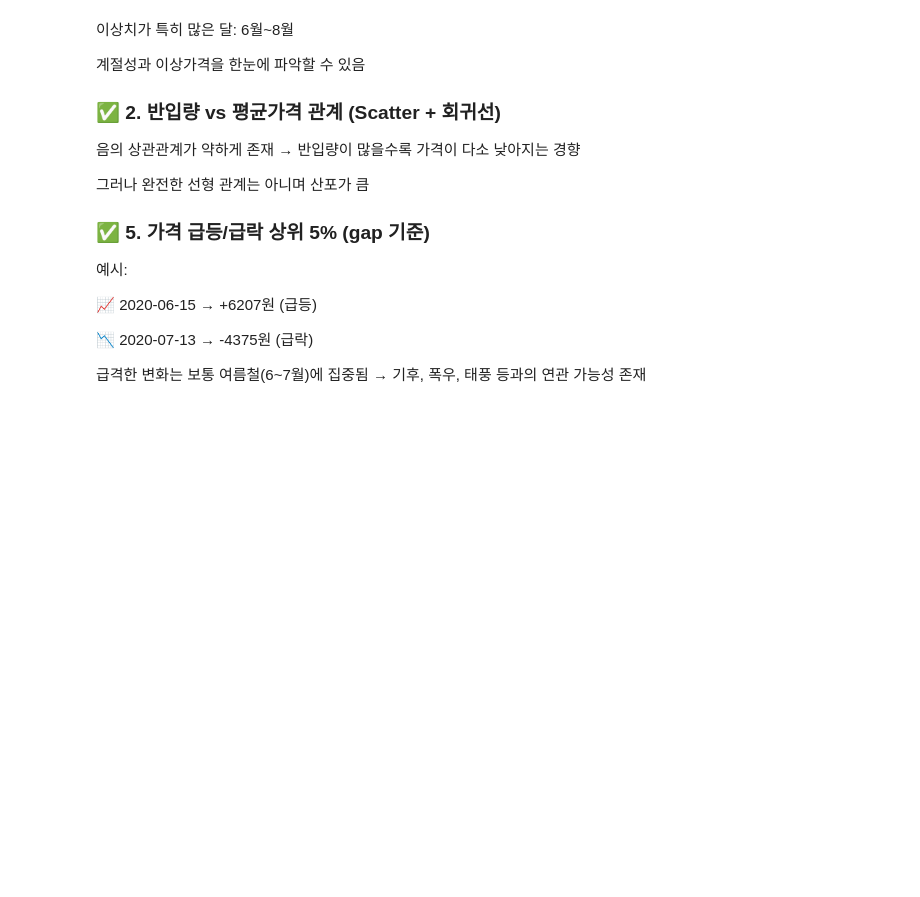
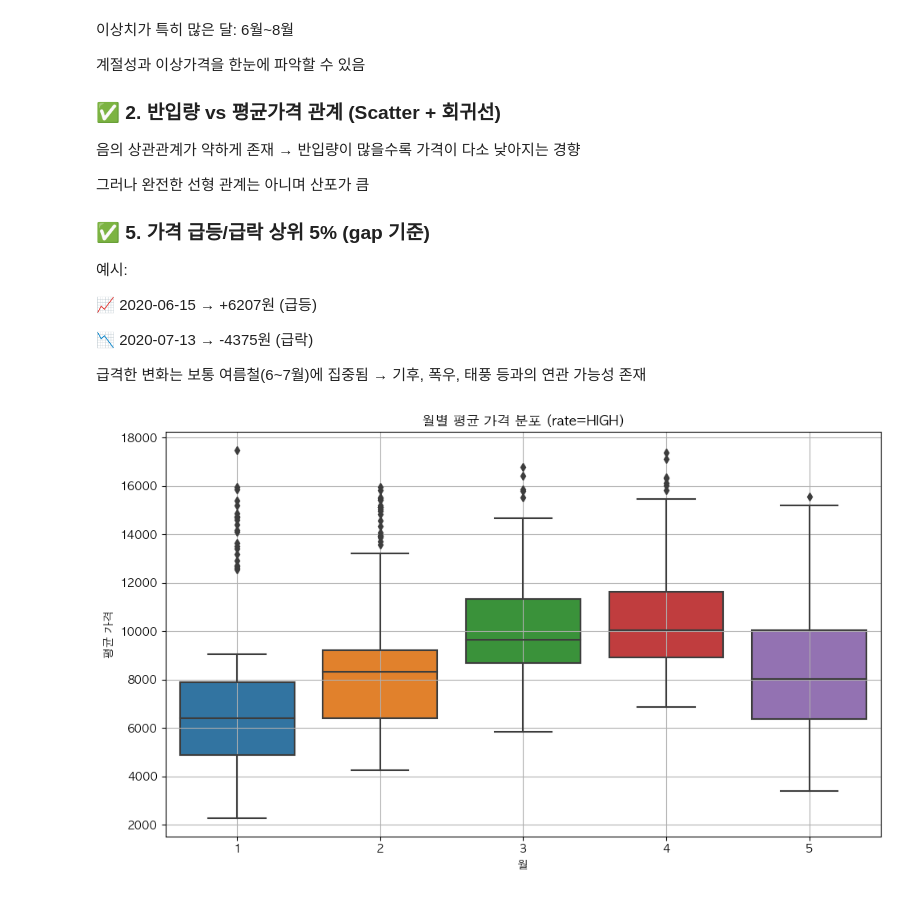
Before and after one commit to wjyi0615/Justick_AI, a Jupyter notebook: Data_250520/Data_cabbage_250520/cabbage_Prepro.ipynb, the cells around one changed output. Saved outputs shown, nothing was run; the diff lists cells and outputs as text; code cells hidden in the pictures; blank space fills up the shorter version.

```diff
--- a/Data_250520/Data_cabbage_250520/cabbage_preprocessing.ipynb
+++ b/Data_250520/Data_cabbage_250520/cabbage_Prepro.ipynb
@@ -125,3 +99,28 @@ print(extreme_gap_df)
 
 급격한 변화는 보통 여름철(6~7월)에 집중됨
 → 기후, 폭우, 태풍 등과의 연관 가능성 존재
+# %%
+import pandas as pd
+import matplotlib.pyplot as plt
+import seaborn as sns
+
+# 1. CSV 파일 불러오기 (로컬 경로 설정)
+df = pd.read_csv("cabbage_HIGH.csv")
+
+# 2. 2020~2025년 1~5월 데이터 필터링
+df_filtered = df[(df['year'] >= 2020) & (df['year'] <= 2025) & (df['month'] <= 5)]
+
+# 3. 저장 (선택적)
+df_filtered.to_csv("cabbage_HIGH_2020to2025_JanToMay.csv", index=False)
+
+# 4. 📊 월별 평균가격 분포 (Boxplot)
+plt.figure(figsize=(10, 6))
+sns.boxplot(data=df_filtered, x='month', y='avg_price')
+plt.title('월별 평균 가격 분포 (rate=HIGH)')
+plt.xlabel('월')
+plt.ylabel('평균 가격')
+plt.grid(True)
+plt.tight_layout()
+plt.show()
+# %% [output]
+[figure, added]
```
Also changed, not shown: parts of 1 cell of this notebook, 5 other files.
